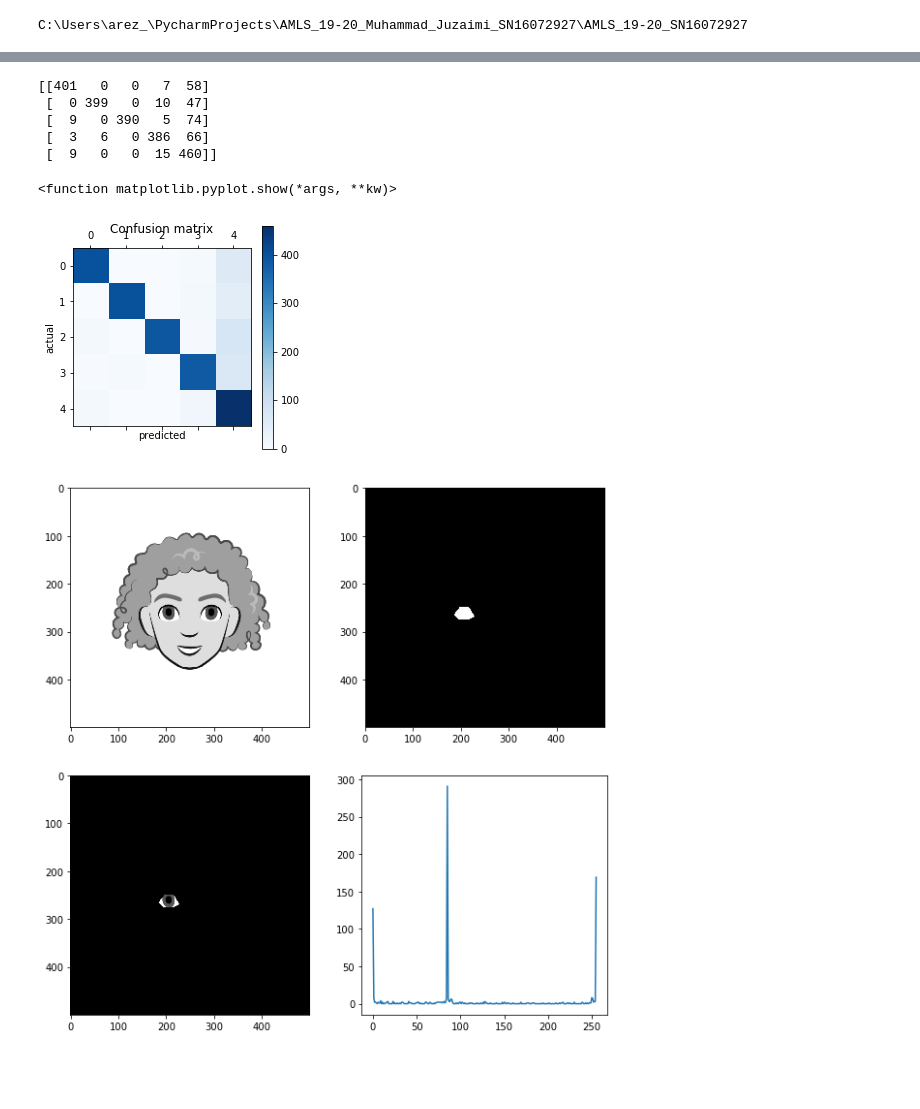
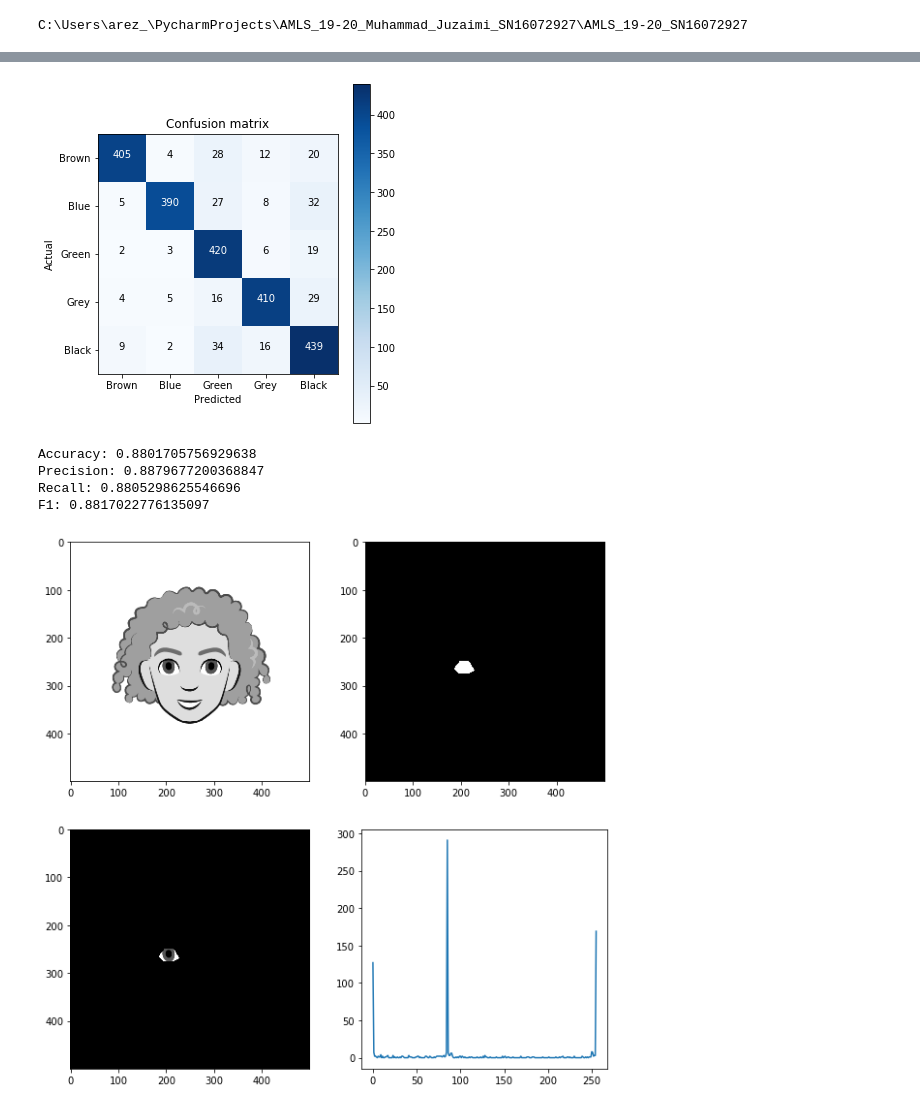
Before and after one commit to harizjuzaimi/AMLSassignment19_20, a Jupyter notebook: B2/B2_test.ipynb, the cells around one changed output, grey strips where cells are left out. Cells and saved outputs as stored; diff of their text form; code cells hidden in the pictures; blank space fills up the shorter version.

```diff
--- a/B2/B2_test.ipynb
+++ b/B2/B2_test.ipynb
@@ -298,3 +203,0 @@ print(stoptime - starttime)
-# %%
-acc_B2_train, acc_B2_test, predB2, cv_score = model_B2
-print(acc_B2_train, acc_B2_test)
@@ -350,27 +276,47 @@ plt.show()
-# %%
-from sklearn.metrics import confusion_matrix
-from matplotlib.colors import ListedColormap
-
-test_label = te_Y
-cf = confusion_matrix(test_label, predB2)
-print(cf)
-
-cmap = plt.cm.Blues
-
-plt.matshow(cf, cmap = cmap)
-plt.title('Confusion matrix')
-plt.colorbar()
-plt.xlabel('predicted')
-plt.ylabel('actual')
-plt.show
-# %% [output]
-[[401   0   0   7  58]
- [  0 399   0  10  47]
- [  9   0 390   5  74]
- [  3   6   0 386  66]
- [  9   0   0  15 460]]
-<function matplotlib.pyplot.show(*args, **kw)>
-[figure, removed]
+# %%
+import itertools
+from sklearn.metrics import confusion_matrix
+
+def plot_confusion_matrix(cm, classes,normalize=False):
+    plt.figure(figsize = (5,5))
+    plt.imshow(cm, interpolation='nearest', cmap=plt.cm.Blues)
+    plt.title('Confusion matrix')
+    plt.colorbar()
+    tick_marks = np.arange(len(classes))
+    plt.xticks(tick_marks, classes)
+    plt.yticks(tick_marks, classes)
+    if normalize:
+        cm = cm.astype('float') / cm.sum(axis=1)[:, np.newaxis]
+
+    thresh = cm.max() / 2.
+    for i, j in itertools.product(range(cm.shape[0]), range(cm.shape[1])):
+        plt.text(j, i, cm[i, j],
+                 horizontalalignment="center",
+                 color="white" if cm[i, j] > thresh else "black")
+    plt.tight_layout()
+    plt.ylabel('Actual')
+    plt.xlabel('Predicted')
+
+dict_characters = {0 : 'Brown', 1 : 'Blue', 2: 'Green', 3: 'Grey', 4: 'Black'}
+
+
+confusion_mat = confusion_matrix(te_Y_B2, predB2)
+plot_confusion_matrix(confusion_mat, classes = list(dict_characters.values()))
+# %% [output]
+[figure, added]
+# %%
+from sklearn.metrics import accuracy_score, precision_score, recall_score, f1_score
+
+
+print("Accuracy:", accuracy_score(te_Y_B2, predB2))
+print("Precision:", precision_score(te_Y_B2, predB2, average = 'macro'))
+print("Recall:", recall_score(te_Y_B2, predB2, average = 'macro'))
+print("F1:", f1_score(te_Y_B2, predB2, average = 'macro'))
+# %% [output]
+Accuracy: 0.8801705756929638
+Precision: 0.8879677200368847
+Recall: 0.8805298625546696
+F1: 0.8817022776135097
 # %%
 import skimage
 from skimage import draw
```
Also changed, not shown: parts of 18 cells of this notebook, 4 other files.
